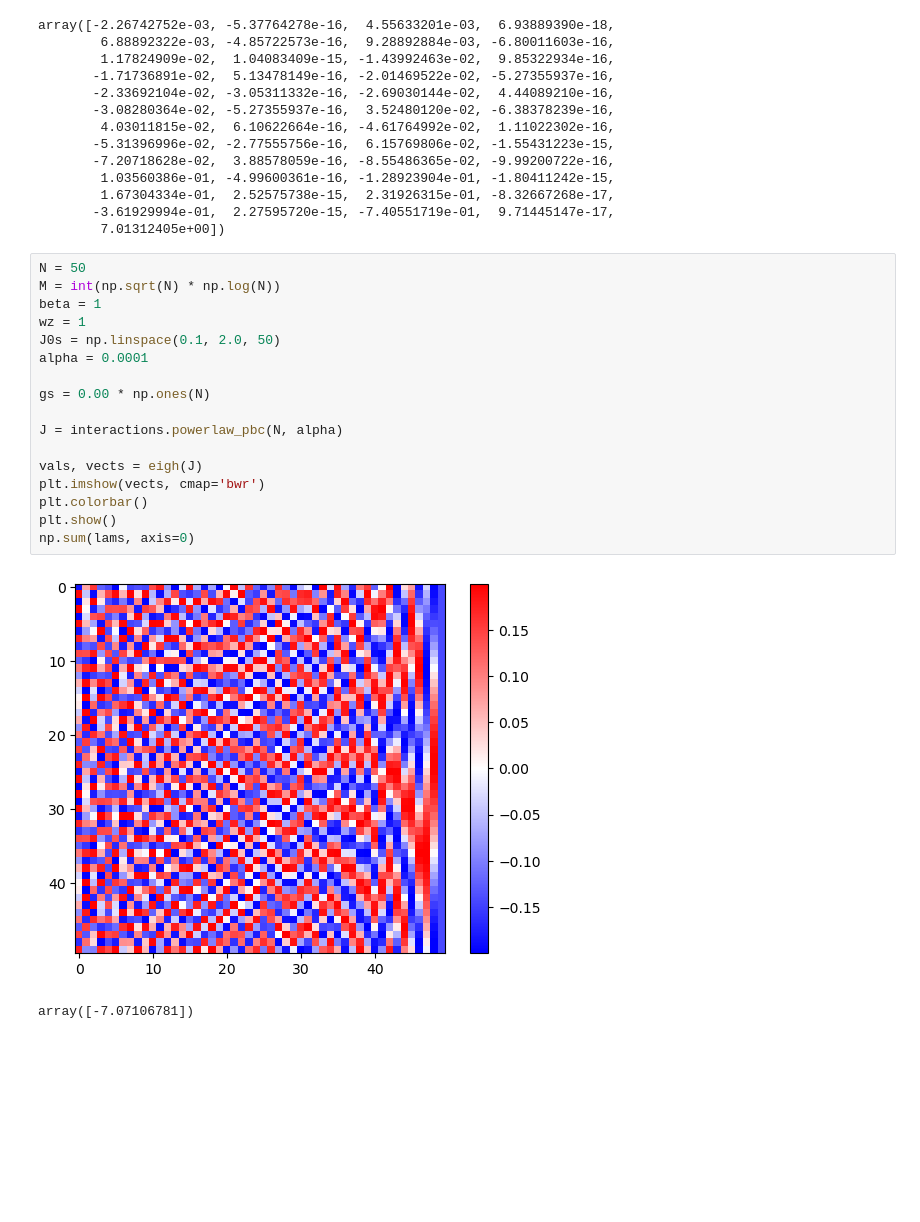
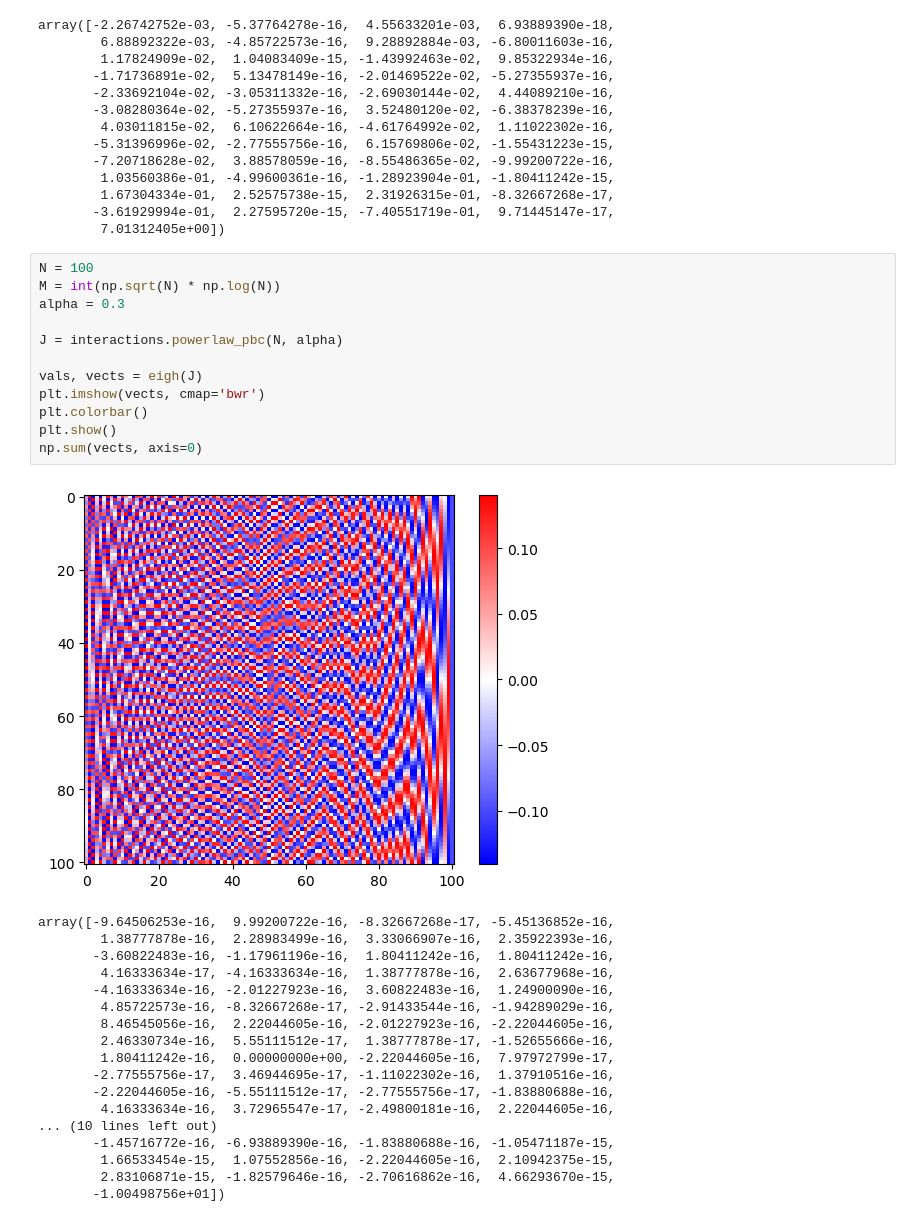
Before and after one commit to chuan97/long-range-ising, a Jupyter notebook: test.ipynb, the cells around one changed output. Cells and saved outputs as stored; diff of their text form; blank space fills up the shorter version.

```diff
--- a/test.ipynb
+++ b/test.ipynb
@@ -472,22 +473,33 @@ array([-2.26742752e-03, -5.37764278e-16,  4.55633201e-03,  6.93889390e-18,
        -3.61929994e-01,  2.27595720e-15, -7.40551719e-01,  9.71445147e-17,
         7.01312405e+00])
 # %%
-N = 50
+N = 100
 M = int(np.sqrt(N) * np.log(N))
-beta = 1
-wz = 1
-J0s = np.linspace(0.1, 2.0, 50)
-alpha = 0.0001
-
-gs = 0.00 * np.ones(N)
+alpha = 0.3
 
 J = interactions.powerlaw_pbc(N, alpha)
 
 vals, vects = eigh(J)
 plt.imshow(vects, cmap='bwr')
 plt.colorbar()
 plt.show()
-np.sum(lams, axis=0)
+np.sum(vects, axis=0)
 # %% [output]
-[figure, old version]
+[figure, new version]
-array([-7.07106781])
+array([-9.64506253e-16,  9.99200722e-16, -8.32667268e-17, -5.45136852e-16,
+        1.38777878e-16,  2.28983499e-16,  3.33066907e-16,  2.35922393e-16,
+       -3.60822483e-16, -1.17961196e-16,  1.80411242e-16,  1.80411242e-16,
+        4.16333634e-17, -4.16333634e-16,  1.38777878e-16,  2.63677968e-16,
+       -4.16333634e-16, -2.01227923e-16,  3.60822483e-16,  1.24900090e-16,
+        4.85722573e-16, -8.32667268e-17, -2.91433544e-16, -1.94289029e-16,
+        8.46545056e-16,  2.22044605e-16, -2.01227923e-16, -2.22044605e-16,
+        2.46330734e-16,  5.55111512e-17,  1.38777878e-17, -1.52655666e-16,
+        1.80411242e-16,  0.00000000e+00, -2.22044605e-16,  7.97972799e-17,
+       -2.77555756e-17,  3.46944695e-17, -1.11022302e-16,  1.37910516e-16,
+       -2.22044605e-16, -5.55111512e-17, -2.77555756e-17, -1.83880688e-16,
+        4.16333634e-16,  3.72965547e-17, -2.49800181e-16,  2.22044605e-16,
+... (10 lines left out)
+       -1.45716772e-16, -6.93889390e-16, -1.83880688e-16, -1.05471187e-15,
+        1.66533454e-15,  1.07552856e-16, -2.22044605e-16,  2.10942375e-15,
+        2.83106871e-15, -1.82579646e-16, -2.70616862e-16,  4.66293670e-15,
+       -1.00498756e+01])
```
Also changed, not shown: parts of 4 cells of this notebook, 6 other files.
